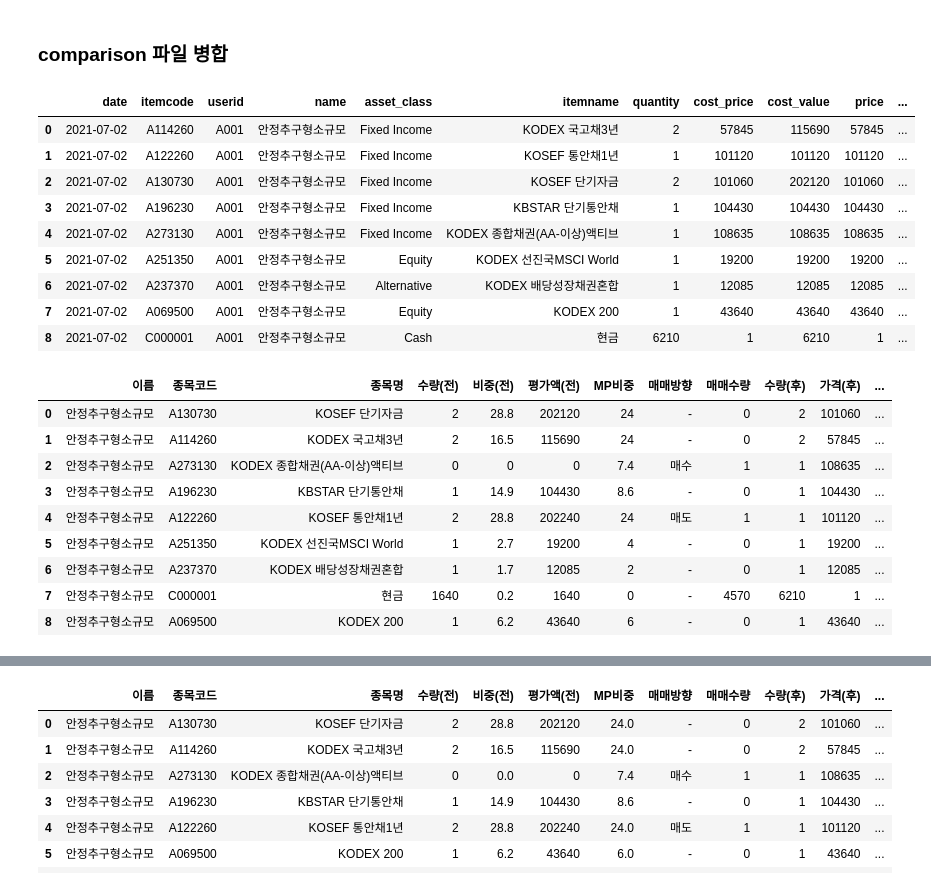
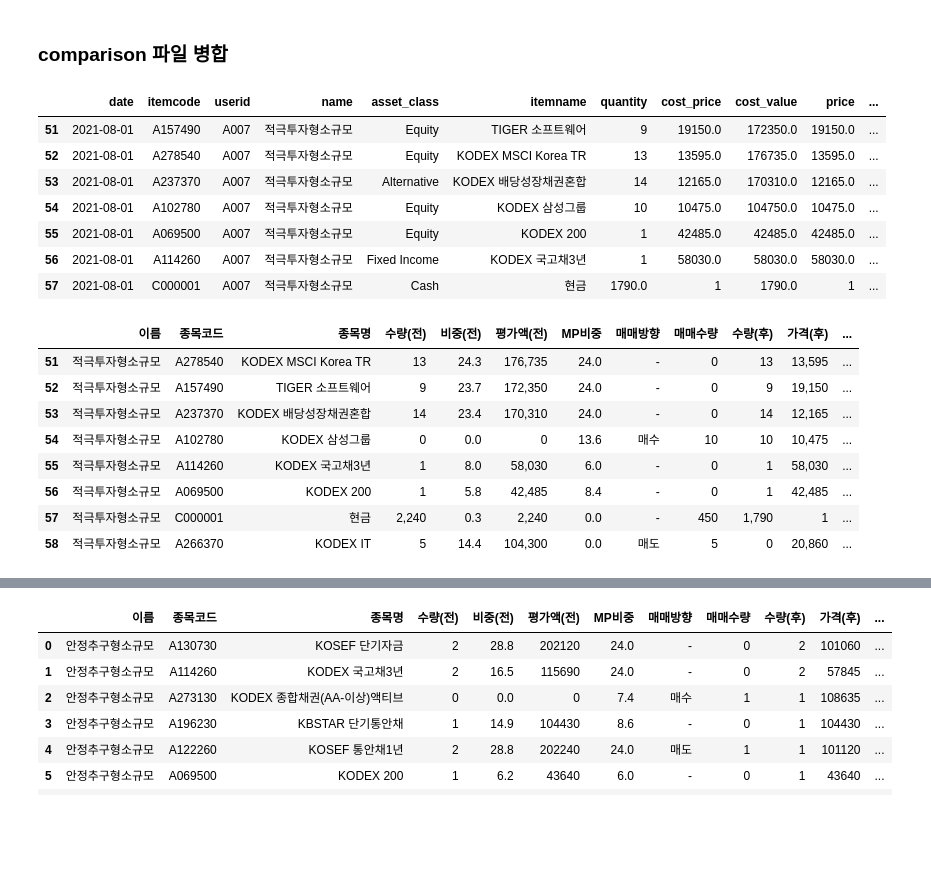
Before and after one commit to my2582/kisra, a Jupyter notebook: 3.rebalancing-20210701.ipynb, the cells around one changed output, grey strips where cells are left out. Cells and saved outputs as stored; diff of their text form; code cells hidden in the pictures; blank space fills up the shorter version.

```diff
--- a/3.rebalancing-20210701.ipynb
+++ b/3.rebalancing-20210701.ipynb
@@ -17,10 +18,10 @@ advised_pf = pd.read_pickle('./data/processed/advised_portfolios.pkl')
   - `current_date`: MP발생 전일
 # %%
-current_date='2021-07-01'
-mp_date='2021-07-02'
+current_date='2021-07-31'
+mp_date='2021-08-01'
 # current_date2 = '7/1/2021 4:00:00 PM'
-risk_profile = 2
-userid='A003'
+risk_profile = 4
+userid='A009'
 username=detail.loc[(detail.userid==userid)&(detail.date==current_date), 'name'].iloc[0]
 before = detail.loc[(detail.date==current_date) & (detail.userid==userid),:]
 # userid=detail.userid[0]
@@ -294,8 +307,8 @@ bal_rebaldate.to_csv(access_path + 'balance_rebaldate_0702_' + userid + '.dat',
 df_comp = []
 bal_rebaldate = []
 for i in range(1,10):
-    df_comp.append(pd.read_pickle(access_path + 'comparison_0702_A00{}.pkl'.format(i)))
-    bal_rebaldate.append(pd.read_pickle(access_path + 'balance_rebaldate_0702_A00{}.pkl'.format(i)))
+    df_comp.append(pd.read_pickle(access_path + 'comparison_0801_A00{}.pkl'.format(i)))
+    bal_rebaldate.append(pd.read_pickle(access_path + 'balance_rebaldate_0801_A00{}.pkl'.format(i)))
 # %%
 df_comp_all = pd.concat(df_comp)
 df_comp_all = df_comp_all.reset_index(drop=True)
@@ -316,26 +329,23 @@ bal_rebaldate_all.to_csv(access_path + 'balance_rebaldate_0702_all.dat', index=F
 # %%
-bal_rebaldate_all[bal_rebaldate_all.userid=='A001']
+bal_rebaldate_all[bal_rebaldate_all.userid=='A007']
 # %% [output]
 |  | date | itemcode | userid | name | asset_class | itemname | quantity | cost_price | cost_value | price | ... |
-| 0 | 2021-07-02 | A114260 | A001 | 안정추구형소규모 | Fixed Income | KODEX 국고채3년 | 2 | 57845 | 115690 | 57845 | ... |
-| 1 | 2021-07-02 | A122260 | A001 | 안정추구형소규모 | Fixed Income | KOSEF 통안채1년 | 1 | 101120 | 101120 | 101120 | ... |
-| 2 | 2021-07-02 | A130730 | A001 | 안정추구형소규모 | Fixed Income | KOSEF 단기자금 | 2 | 101060 | 202120 | 101060 | ... |
-| 3 | 2021-07-02 | A196230 | A001 | 안정추구형소규모 | Fixed Income | KBSTAR 단기통안채 | 1 | 104430 | 104430 | 104430 | ... |
-| 4 | 2021-07-02 | A273130 | A001 | 안정추구형소규모 | Fixed Income | KODEX 종합채권(AA-이상)액티브 | 1 | 108635 | 108635 | 108635 | ... |
-| 5 | 2021-07-02 | A251350 | A001 | 안정추구형소규모 | Equity | KODEX 선진국MSCI World | 1 | 19200 | 19200 | 19200 | ... |
-| 6 | 2021-07-02 | A237370 | A001 | 안정추구형소규모 | Alternative | KODEX 배당성장채권혼합 | 1 | 12085 | 12085 | 12085 | ... |
-| 7 | 2021-07-02 | A069500 | A001 | 안정추구형소규모 | Equity | KODEX 200 | 1 | 43640 | 43640 | 43640 | ... |
-| 8 | 2021-07-02 | C000001 | A001 | 안정추구형소규모 | Cash | 현금 | 6210 | 1 | 6210 | 1 | ... |
+| 51 | 2021-08-01 | A157490 | A007 | 적극투자형소규모 | Equity | TIGER 소프트웨어 | 9 | 19150.0 | 172350.0 | 19150.0 | ... |
+| 52 | 2021-08-01 | A278540 | A007 | 적극투자형소규모 | Equity | KODEX MSCI Korea TR | 13 | 13595.0 | 176735.0 | 13595.0 | ... |
+| 53 | 2021-08-01 | A237370 | A007 | 적극투자형소규모 | Alternative | KODEX 배당성장채권혼합 | 14 | 12165.0 | 170310.0 | 12165.0 | ... |
+| 54 | 2021-08-01 | A102780 | A007 | 적극투자형소규모 | Equity | KODEX 삼성그룹 | 10 | 10475.0 | 104750.0 | 10475.0 | ... |
+| 55 | 2021-08-01 | A069500 | A007 | 적극투자형소규모 | Equity | KODEX 200 | 1 | 42485.0 | 42485.0 | 42485.0 | ... |
+| 56 | 2021-08-01 | A114260 | A007 | 적극투자형소규모 | Fixed Income | KODEX 국고채3년 | 1 | 58030.0 | 58030.0 | 58030.0 | ... |
+| 57 | 2021-08-01 | C000001 | A007 | 적극투자형소규모 | Cash | 현금 | 1790.0 | 1 | 1790.0 | 1 | ... |
 # %%
-df_comp_all[df_comp_all.이름=='안정추구형소규모']
+df_comp_all[df_comp_all.이름=='적극투자형소규모']
 # %% [output]
 |  | 이름 | 종목코드 | 종목명 | 수량(전) | 비중(전) | 평가액(전) | MP비중 | 매매방향 | 매매수량 | 수량(후) | 가격(후) | ... |
-| 0 | 안정추구형소규모 | A130730 | KOSEF 단기자금 | 2 | 28.8 | 202120 | 24 | - | 0 | 2 | 101060 | ... |
-| 1 | 안정추구형소규모 | A114260 | KODEX 국고채3년 | 2 | 16.5 | 115690 | 24 | - | 0 | 2 | 57845 | ... |
-| 2 | 안정추구형소규모 | A273130 | KODEX 종합채권(AA-이상)액티브 | 0 | 0 | 0 | 7.4 | 매수 | 1 | 1 | 108635 | ... |
-| 3 | 안정추구형소규모 | A196230 | KBSTAR 단기통안채 | 1 | 14.9 | 104430 | 8.6 | - | 0 | 1 | 104430 | ... |
-| 4 | 안정추구형소규모 | A122260 | KOSEF 통안채1년 | 2 | 28.8 | 202240 | 24 | 매도 | 1 | 1 | 101120 | ... |
-| 5 | 안정추구형소규모 | A251350 | KODEX 선진국MSCI World | 1 | 2.7 | 19200 | 4 | - | 0 | 1 | 19200 | ... |
-| 6 | 안정추구형소규모 | A237370 | KODEX 배당성장채권혼합 | 1 | 1.7 | 12085 | 2 | - | 0 | 1 | 12085 | ... |
-| 7 | 안정추구형소규모 | C000001 | 현금 | 1640 | 0.2 | 1640 | 0 | - | 4570 | 6210 | 1 | ... |
-| 8 | 안정추구형소규모 | A069500 | KODEX 200 | 1 | 6.2 | 43640 | 6 | - | 0 | 1 | 43640 | ... |
+| 51 | 적극투자형소규모 | A278540 | KODEX MSCI Korea TR | 13 | 24.3 | 176,735 | 24.0 | - | 0 | 13 | 13,595 | ... |
+| 52 | 적극투자형소규모 | A157490 | TIGER 소프트웨어 | 9 | 23.7 | 172,350 | 24.0 | - | 0 | 9 | 19,150 | ... |
+| 53 | 적극투자형소규모 | A237370 | KODEX 배당성장채권혼합 | 14 | 23.4 | 170,310 | 24.0 | - | 0 | 14 | 12,165 | ... |
+| 54 | 적극투자형소규모 | A102780 | KODEX 삼성그룹 | 0 | 0.0 | 0 | 13.6 | 매수 | 10 | 10 | 10,475 | ... |
+| 55 | 적극투자형소규모 | A114260 | KODEX 국고채3년 | 1 | 8.0 | 58,030 | 6.0 | - | 0 | 1 | 58,030 | ... |
+| 56 | 적극투자형소규모 | A069500 | KODEX 200 | 1 | 5.8 | 42,485 | 8.4 | - | 0 | 1 | 42,485 | ... |
+| 57 | 적극투자형소규모 | C000001 | 현금 | 2,240 | 0.3 | 2,240 | 0.0 | - | 450 | 1,790 | 1 | ... |
+| 58 | 적극투자형소규모 | A266370 | KODEX IT | 5 | 14.4 | 104,300 | 0.0 | 매도 | 5 | 0 | 20,860 | ... |
```
Also changed, not shown: parts of 15 cells of this notebook, 49 other files.
